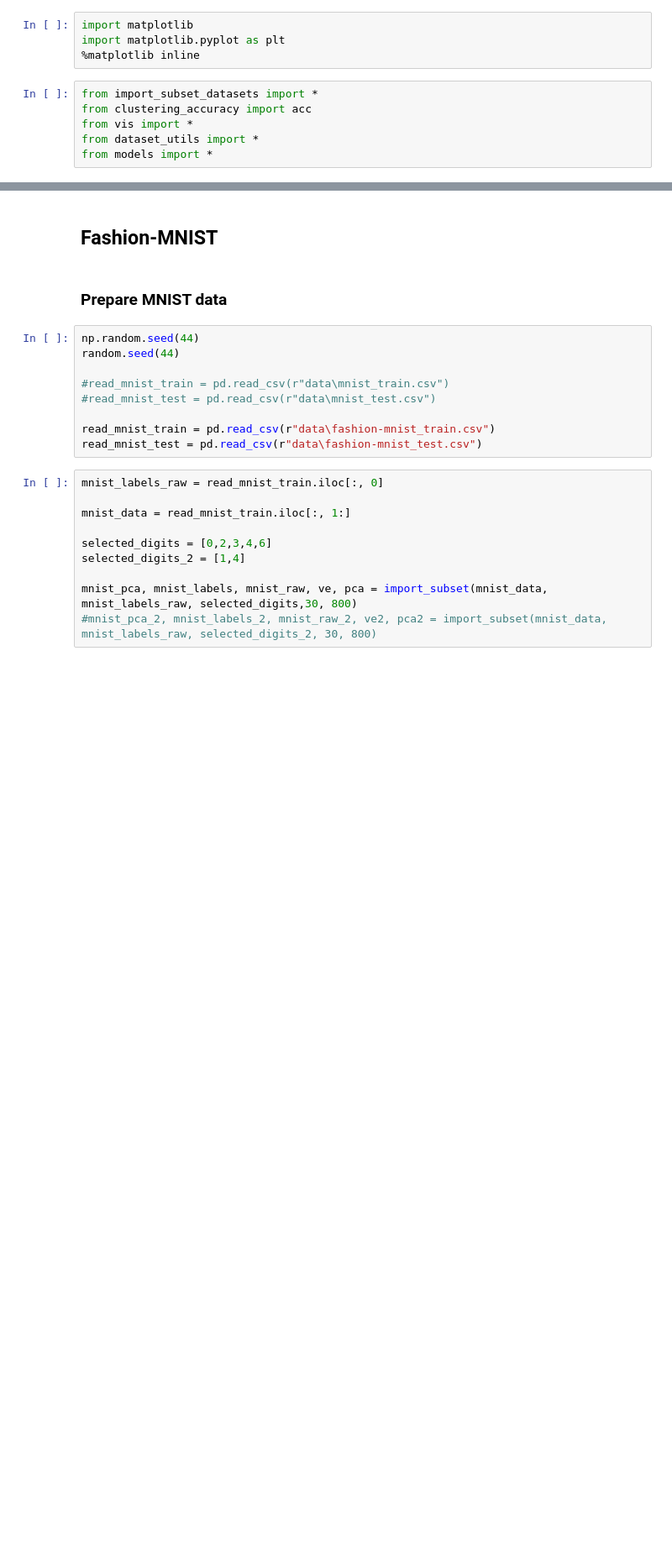
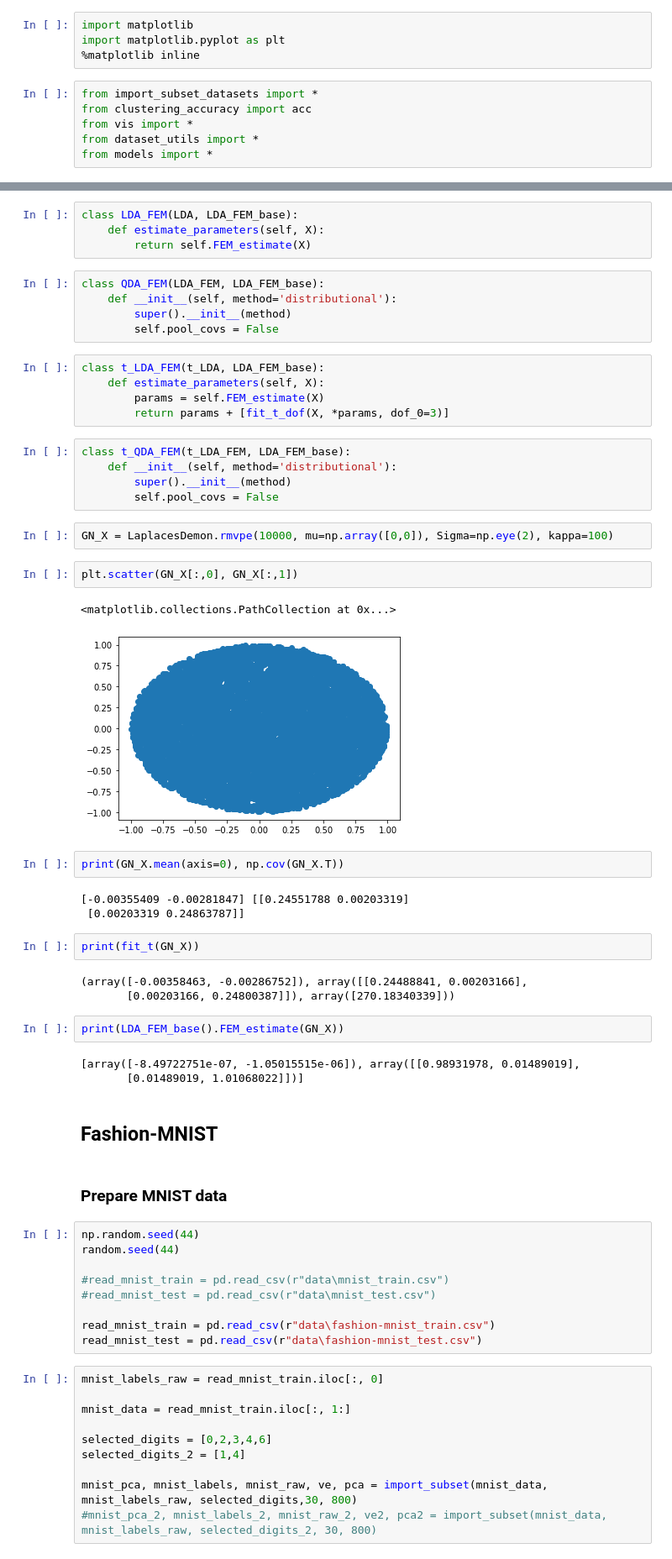
Before and after one commit to Andrewwango/femda, a Jupyter notebook: experiment_LDA.ipynb, the cells around one changed output, grey strips where cells are left out. Shown at 84% size. Saved outputs shown, nothing was run; the diff lists cells and outputs as text; blank space fills up the shorter version.

```diff
--- a/experiment_LDA.ipynb
+++ b/experiment_LDA.ipynb
@@ -95,3 +136,44 @@ def run_all(X, y, X_test, y_test, slow=True):
+# %%
+class LDA_FEM(LDA, LDA_FEM_base):
+    def estimate_parameters(self, X):
+        return self.FEM_estimate(X)
+# %%
+class QDA_FEM(LDA_FEM, LDA_FEM_base):
+    def __init__(self, method='distributional'):
+        super().__init__(method)
+        self.pool_covs = False
+# %%
+class t_LDA_FEM(t_LDA, LDA_FEM_base):
+    def estimate_parameters(self, X):
+        params = self.FEM_estimate(X)
+        return params + [fit_t_dof(X, *params, dof_0=3)]
+# %%
+class t_QDA_FEM(t_LDA_FEM, LDA_FEM_base):
+    def __init__(self, method='distributional'):
+        super().__init__(method)
+        self.pool_covs = False
+# %%
+GN_X = LaplacesDemon.rmvpe(10000, mu=np.array([0,0]), Sigma=np.eye(2), kappa=100)
+# %%
+plt.scatter(GN_X[:,0], GN_X[:,1])
+# %% [output]
+<matplotlib.collections.PathCollection at 0x...>
+[figure, added]
+# %%
+print(GN_X.mean(axis=0), np.cov(GN_X.T))
+# %% [output]
+[-0.00355409 -0.00281847] [[0.24551788 0.00203319]
+ [0.00203319 0.24863787]]
+# %%
+print(fit_t(GN_X))
+# %% [output]
+(array([-0.00358463, -0.00286752]), array([[0.24488841, 0.00203166],
+       [0.00203166, 0.24800387]]), array([270.18340339]))
+# %%
+print(LDA_FEM_base().FEM_estimate(GN_X))
+# %% [output]
+[array([-8.49722751e-07, -1.05015515e-06]), array([[0.98931978, 0.01489019],
+       [0.01489019, 1.01068022]])]
 # %% [markdown]
 ## Fashion-MNIST
 # %% [markdown]
```
Also changed, not shown: parts of 95 cells of this notebook, 5 other files.
